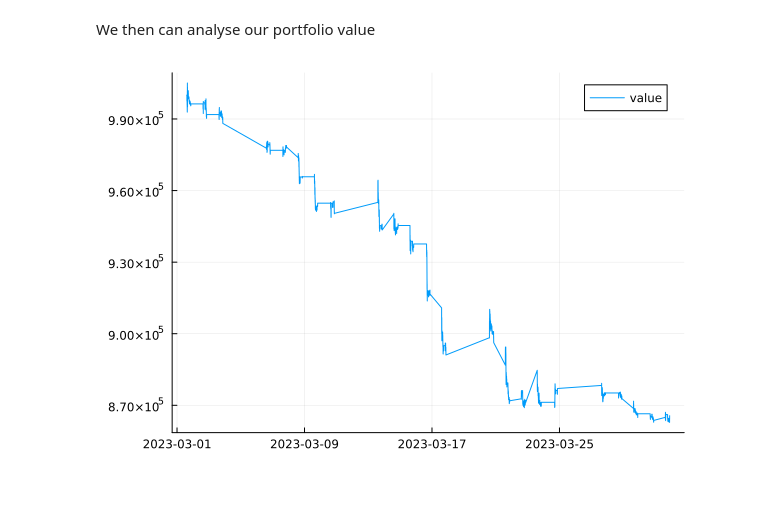
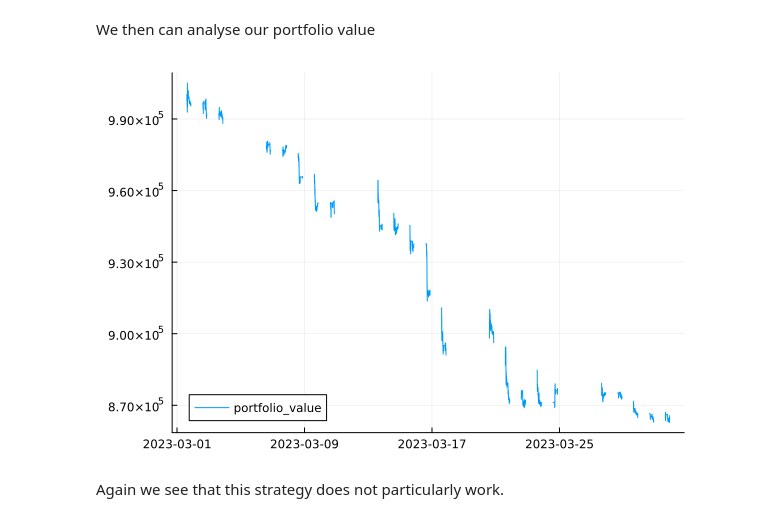
Before and after one commit to louisponet/Trading.jl, a Jupyter notebook: dev/strategies/cointegration.ipynb, the cells around one changed output. Cells and saved outputs as stored; diff of their text form; code cells hidden in the pictures; blank space fills up the shorter version.

```diff
--- a/dev/strategies/cointegration.ipynb
+++ b/dev/strategies/cointegration.ipynb
@@ -202,6 +204,8 @@ Total entities: 9559
 We then can analyse our portfolio value
 # %%
 using Plots
-plot(TimeArray(trader)[:value])
+plot(TimeArray(trader)[:portfolio_value])
 # %% [output]
-[figure, old version]
+[figure, new version]
+# %% [markdown]
+Again we see that this strategy does not particularly work.
```
Also changed, not shown: parts of 2 cells of this notebook, 16 other files.
